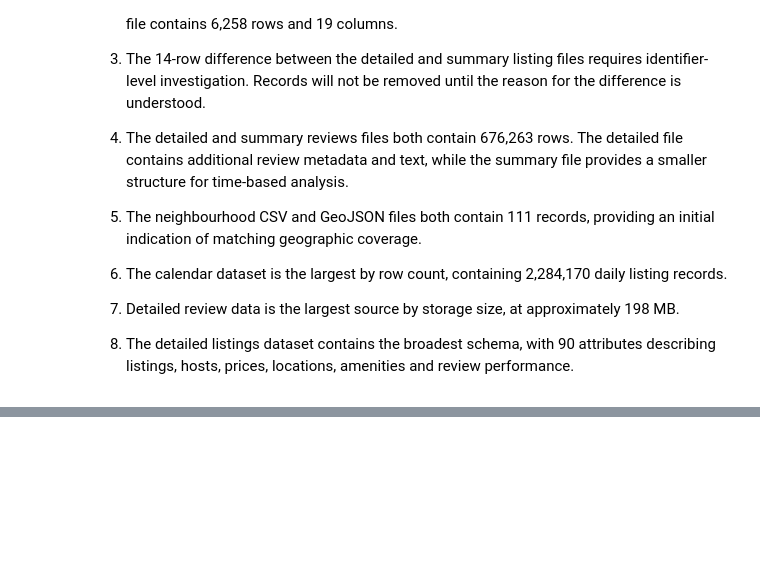
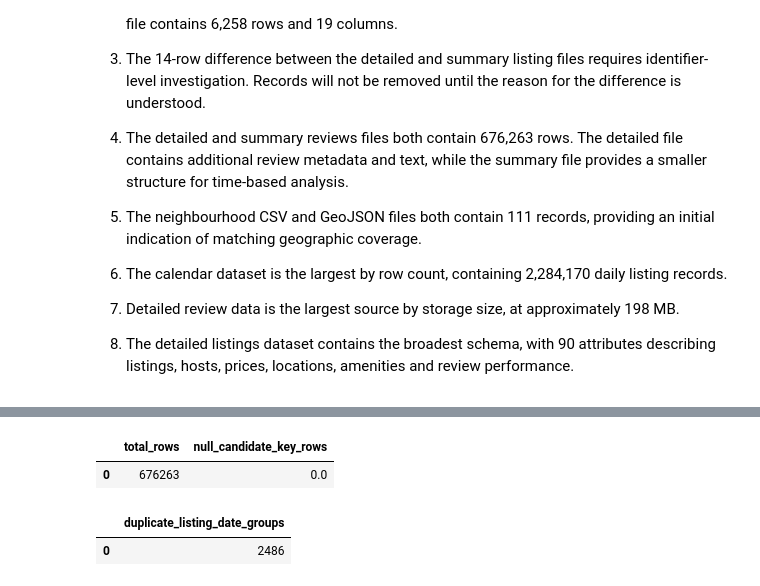
Before and after one commit to Yenuli-Bimanya/airbnb-market-intelligence-edinburgh, a Jupyter notebook: notebooks/01_dataset_familiarization.ipynb, the cells around one changed output, grey strips where cells are left out. Cells and saved outputs as stored; diff of their text form; code cells hidden in the pictures; blank space fills up the shorter version.

```diff
--- a/notebooks/01_dataset_familiarization.ipynb
+++ b/notebooks/01_dataset_familiarization.ipynb
@@ -402,0 +533,41 @@ Listing identifiers with differences:
+# %%
+summary_reviews_source = csv_source(
+    csv_files["reviews_summary"]
+)
+
+summary_review_key_summary = connection.execute(
+    f"""
+    SELECT
+        COUNT(*) AS total_rows,
+        SUM(
+            CASE
+                WHEN listing_id IS NULL OR date IS NULL THEN 1
+                ELSE 0
+            END
+        ) AS null_candidate_key_rows
+    FROM {summary_reviews_source}
+    """
+).fetchdf()
+
+summary_review_duplicate_groups = connection.execute(
+    f"""
+    SELECT COUNT(*) AS duplicate_listing_date_groups
+    FROM (
+        SELECT
+            listing_id,
+            date,
+            COUNT(*) AS row_count
+        FROM {summary_reviews_source}
+        GROUP BY listing_id, date
+        HAVING COUNT(*) > 1
+    )
+    """
+).fetchdf()
+
+display(summary_review_key_summary)
+display(summary_review_duplicate_groups)
+# %% [output]
+|  | total_rows | null_candidate_key_rows |
+| 0 | 676263 | 0.0 |
+|  | duplicate_listing_date_groups |
+| 0 | 2486 |
```
Also changed, not shown: parts of 7 cells of this notebook.
